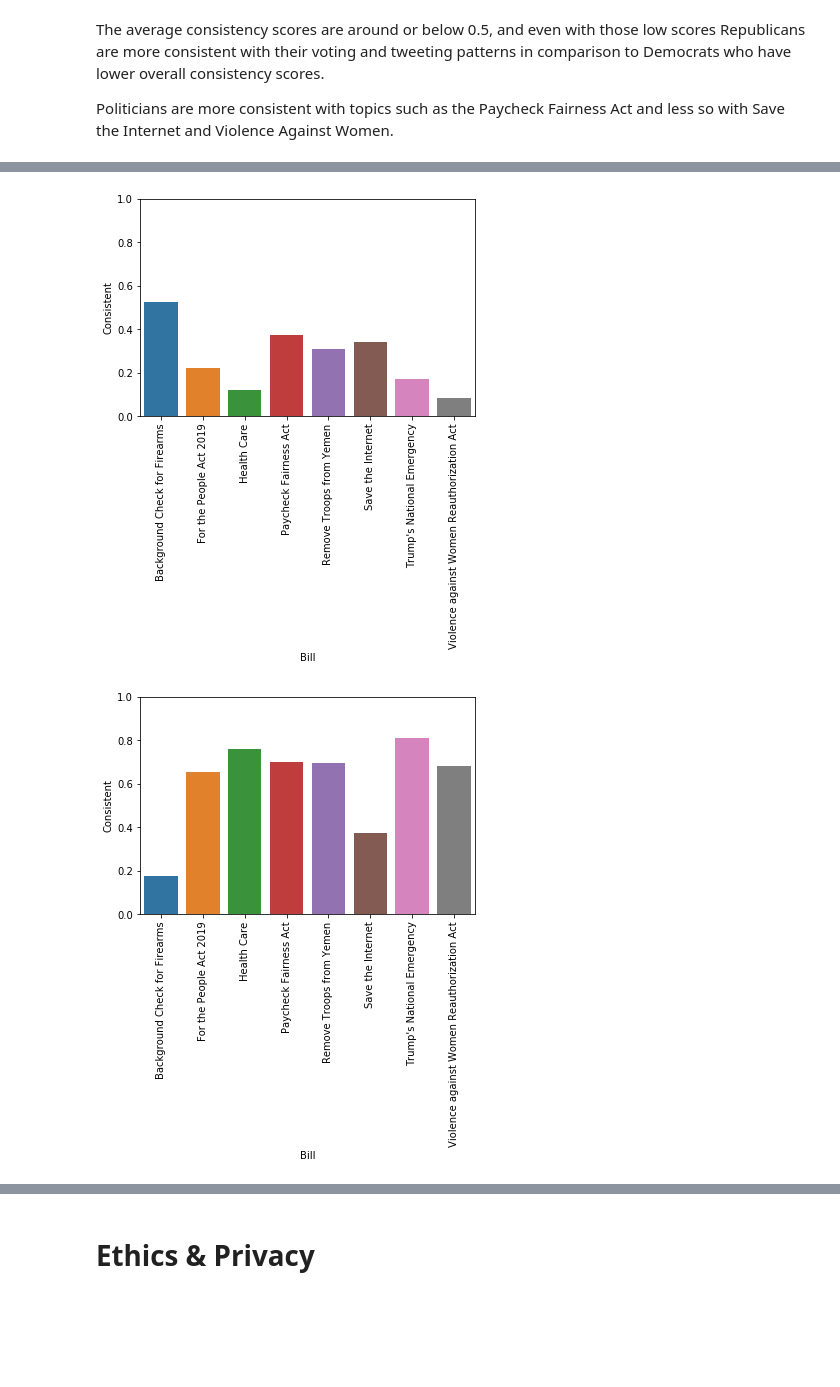
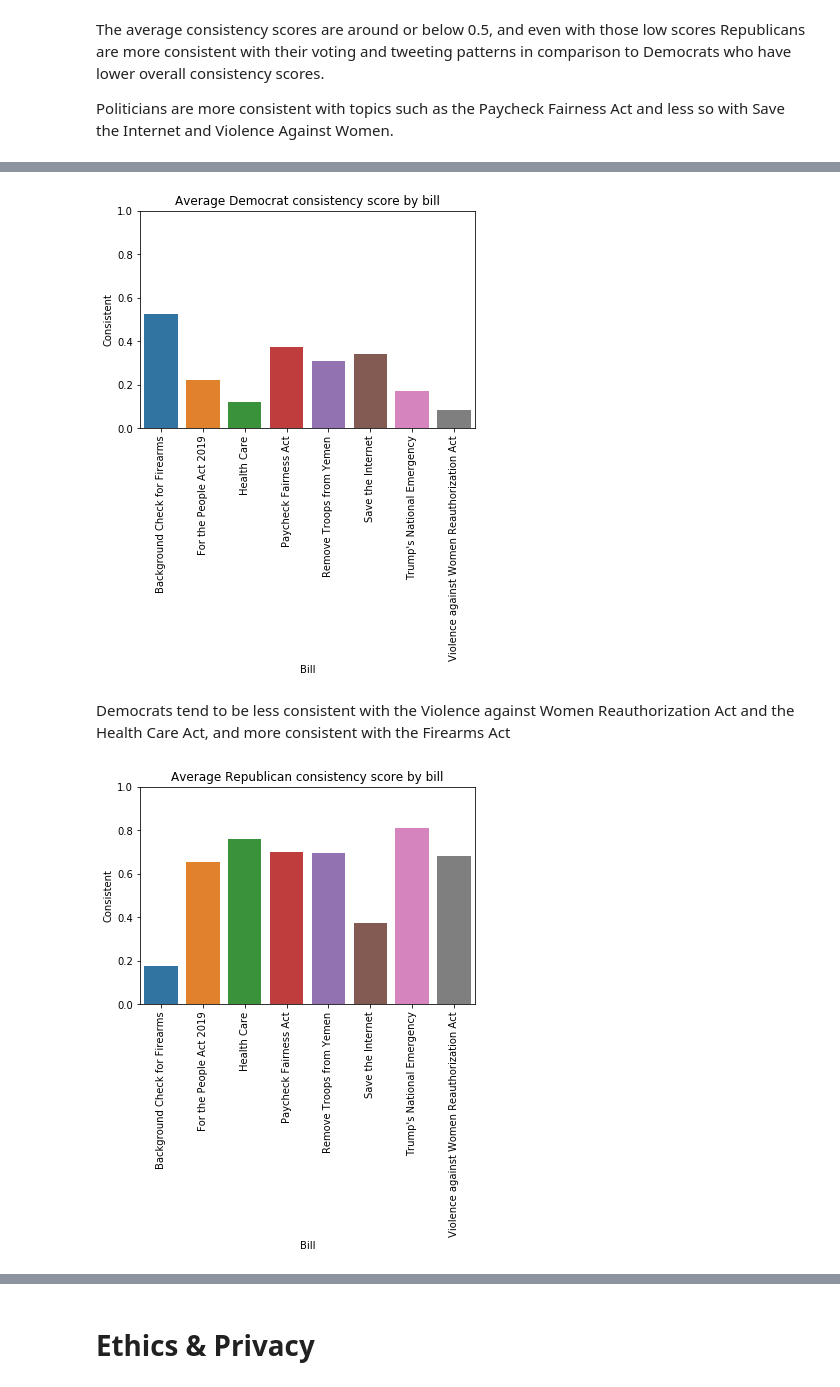
Before and after one commit to annsudhart/politician-tweet-analysis, a Jupyter notebook: data_collection.ipynb, the cells around one changed output, grey strips where cells are left out. Saved outputs shown, nothing was run; the diff lists cells and outputs as text; code cells hidden in the pictures; blank space fills up the shorter version.

```diff
--- a/data_collection.ipynb
+++ b/data_collection.ipynb
@@ -1210,14 +1395,18 @@ dems['Consistent'] = dems['Label'] == dems['Vote']
 dems_by_bill = dems.groupby('Bill')['Consistent'].mean()
 dems_by_bill_plot = sns.barplot(x = dems_by_bill.index, y = dems_by_bill)
 dems_by_bill_plot.set_xticklabels(labels = dems_by_bill.index, rotation=90);
+dems_by_bill_plot.set_title('Average Democrat consistency score by bill')
 dems_by_bill_plot.axes.set_ylim(0,1);
 # %% [output]
-[figure, old version]
+[figure, new version]
+# %% [markdown]
+Democrats tend to be less consistent with the Violence against Women Reauthorization Act and the Health Care Act, and more consistent with the Firearms Act
 # %%
 reps = votes_mod[votes_mod['Party'] == 'R'].copy()
 reps_by_bill = reps.groupby('Bill')['Consistent'].mean()
 reps_by_bill_plot = sns.barplot(x = reps_by_bill.index, y = reps_by_bill)
 reps_by_bill_plot.set_xticklabels(labels = reps_by_bill.index, rotation=90);
+reps_by_bill_plot.set_title('Average Republican consistency score by bill')
 reps_by_bill_plot.axes.set_ylim(0,1);
 # %% [output]
-[figure, old version]
+[figure, new version]
```
Also changed, not shown: parts of 28 cells of this notebook.
